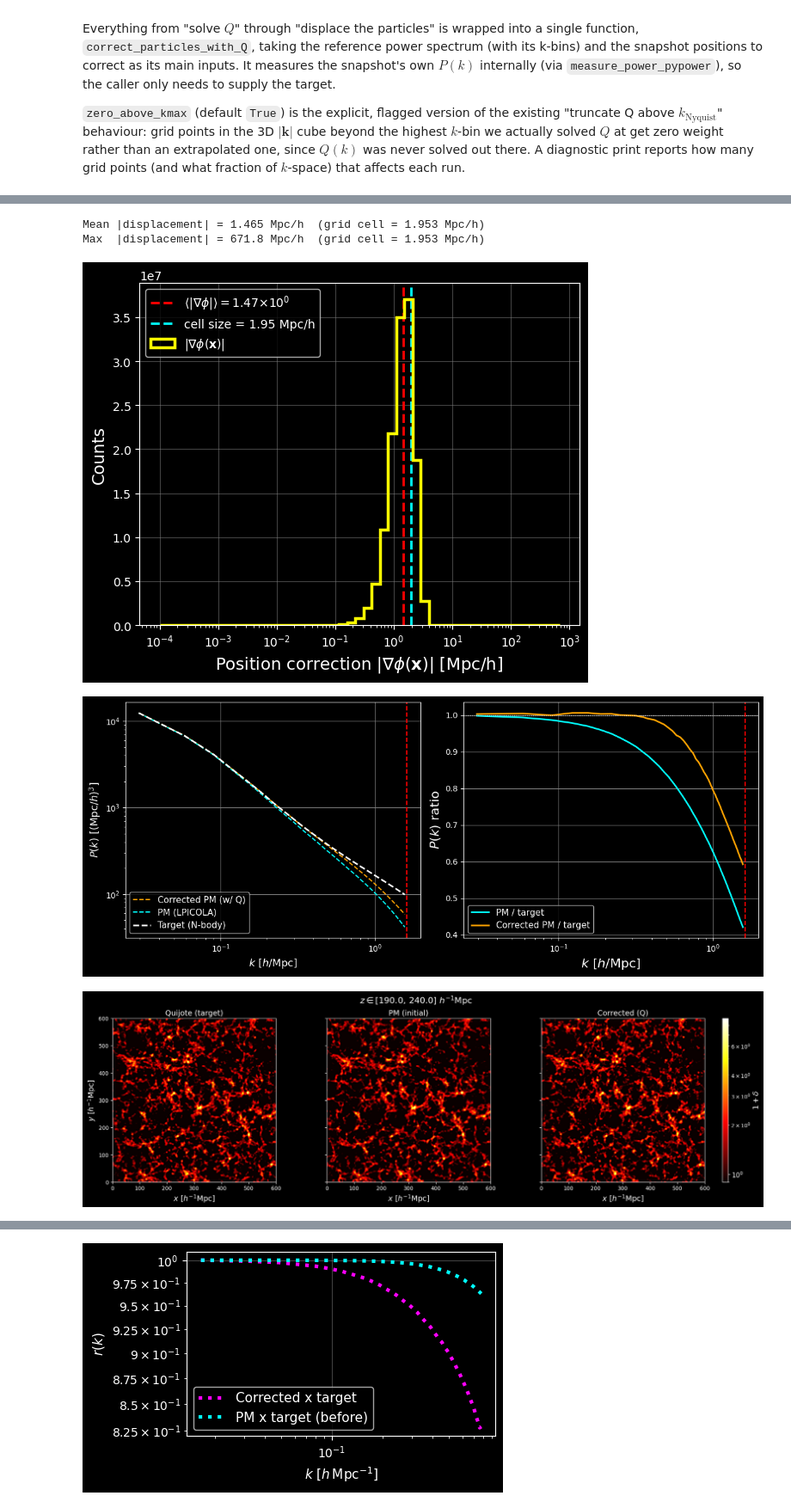
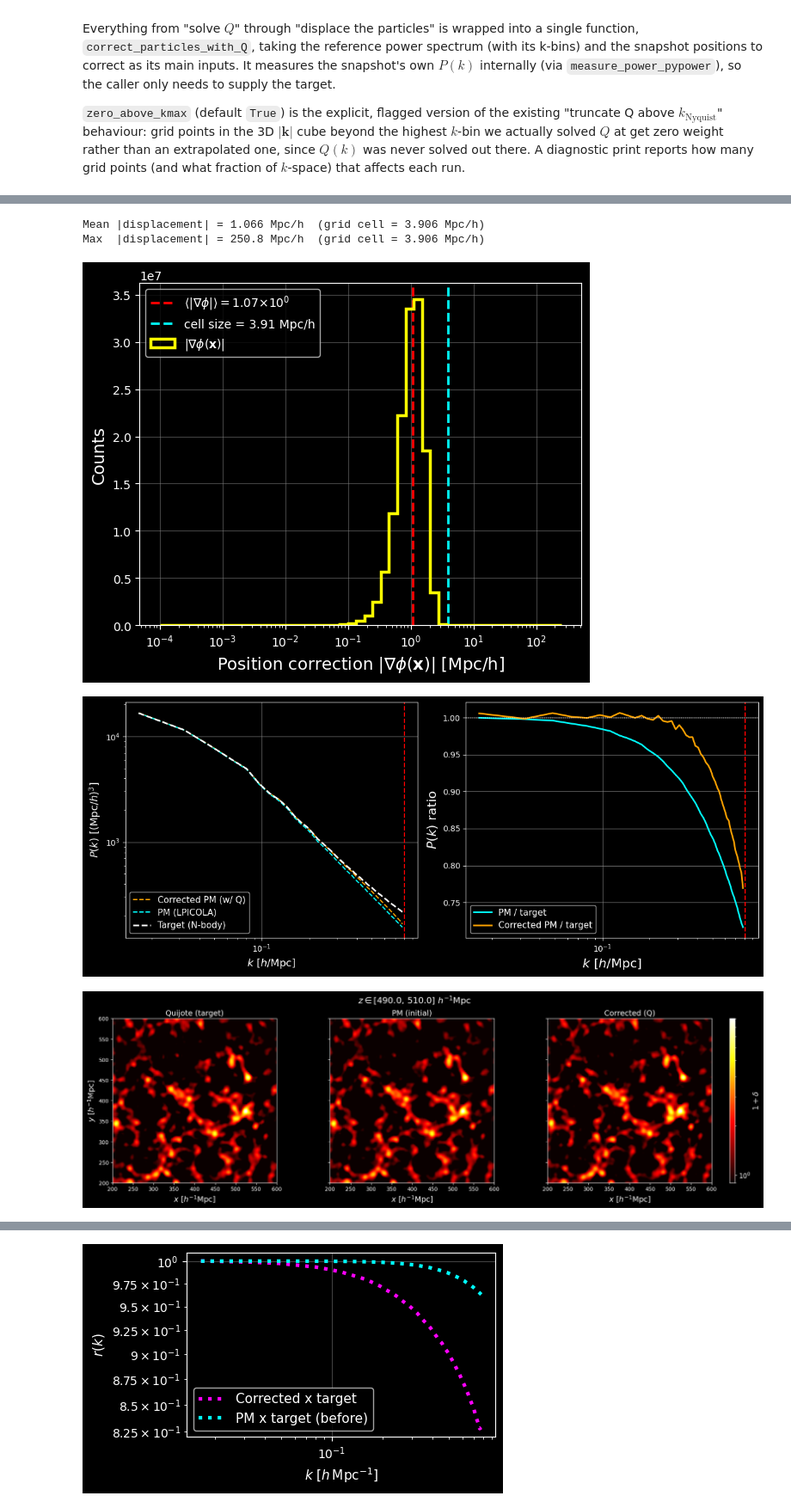
Before and after one commit to anirbanbairagi/Power-Spectrum-Change-Under-Gradient-Perturbation, a Jupyter notebook: DM_Q_case_only.ipynb, the cells around one changed output, grey strips where cells are left out. Shown at 86% size. Drawn from its saved outputs; the diff is of its cells as text; code cells hidden in the pictures.

```diff
--- a/DM_Q_case_only.ipynb
+++ b/DM_Q_case_only.ipynb
@@ -375,7 +376,7 @@ params = ["Omega_m", "Omega_b", "h", "n_s", "sigma_8"]
 cosmology = {"sigma_8": 0.834, "n_s": 0.9624, "h": 0.671, "Omega_b": 0.049, "Omega_m": 0.3175}
 # %%
 # SETUP PARAMS
-grid = 512
+grid = 256
 BoxSize = 1000.0  # Mpc/h, overwritten below from the snapshot header
 MAS = 'CIC'
 
@@ -689,6 +690,14 @@ def get_phi_and_accel_Q(Q_sol, k, grid, BoxSize, seed=None, n_threads=1,
     grad_y_fourier = 1.0j * ky_v[None, :, None] * phi_k_Q
     grad_z_fourier = 1.0j * kz_v[None, None, :] * phi_k_Q
 
+    # Adding output phi in real space for random set of phases
+    arr_in = pyfftw.empty_aligned((grid, grid, grid), dtype=prec_out)
+    arr_out = pyfftw.empty_aligned((grid, grid, grid), dtype=prec_in)
+    plan = pyfftw.FFTW(arr_in, arr_out, axes=(0, 1, 2), flags=('FFTW_ESTIMATE',),
+                            direction='FFTW_BACKWARD', threads=n_threads)
+    arr_in[:] = phi_k_Q.astype(prec_out)
+    phi_r_Q = plan(np.fft.ifftshift(arr_in), arr_out).real
+
     accel = []
     for grad_fourier in (grad_x_fourier, grad_y_fourier, grad_z_fourier):
         arr_in = pyfftw.empty_aligned((grid, grid, grid), dtype=prec_out)
@@ -698,7 +707,7 @@ def get_phi_and_accel_Q(Q_sol, k, grid, BoxSize, seed=None, n_threads=1,
         arr_in[:] = grad_fourier.astype(prec_out)
         accel.append(plan(np.fft.ifftshift(arr_in), arr_out).real)
 
-    return phi_k_Q, accel, n_zeroed
+    return phi_k_Q, phi_r_Q , accel, n_zeroed
 
 
 def correct_particles_with_Q(positions, BoxSize, grid,k_before, Pk_before, k_ref, Pk_ref,
@@ -738,7 +747,7 @@ def correct_particles_with_Q(positions, BoxSize, grid,k_before, Pk_before, k_ref
     Q_sol = np.linalg.solve(N, Pk_ref_i - Pk_before)
     Q_clipped = np.clip(Q_sol, 0., None)
 
-    phi_k, accel, n_zeroed = get_phi_and_accel_Q(
+    phi_k, phi_r, accel, n_zeroed = get_phi_and_accel_Q(
         Q_sol, k_before, grid, BoxSize, seed=seed, n_threads=n_threads,
         zero_above_kmax=zero_above_kmax, verbose=verbose)
 
@@ -760,7 +769,7 @@ def correct_particles_with_Q(positions, BoxSize, grid,k_before, Pk_before, k_ref
 
     out = dict(positions_corrected=pos_corrected, Q=Q_sol, Q_clipped=Q_clipped,
                k=k_before, N=N, N1=N1, N2=N2, Pk_before=Pk_before,
-               n_zeroed_above_kmax=n_zeroed, phi_k = phi_k)
+               n_zeroed_above_kmax=n_zeroed, phi_k = phi_k, phi_r = phi_r)
 
     if remeasure:
         k_after, Pk_after = measure_power_func(pos_corrected, BoxSize, grid)
@@ -871,9 +940,9 @@ ax.grid(color="gray", alpha=0.5)
 plt.tight_layout()
 plt.savefig(os.path.join(figroot, "gradient_modulus_distribution_%s.pdf"%suffix), bbox_inches="tight")
 # %% [output]
-Mean |displacement| = 1.465 Mpc/h  (grid cell = 1.953 Mpc/h)
-Max  |displacement| = 671.8 Mpc/h  (grid cell = 1.953 Mpc/h)
+Mean |displacement| = 1.066 Mpc/h  (grid cell = 3.906 Mpc/h)
+Max  |displacement| = 250.8 Mpc/h  (grid cell = 3.906 Mpc/h)
-[figure, old version]
+[figure, new version]
 # %%
 fig, axes = plt.subplots(ncols=2, figsize=(12, 5))
 ax1, ax2 = axes
@@ -898,15 +967,15 @@ ax2.set_ylabel(r"$P(k)$ ratio", fontsize=16)
 plt.tight_layout()
 plt.savefig(os.path.join(figroot, "Pk_results_uncorrelated_%s.pdf"%suffix), bbox_inches="tight")
 # %% [output]
-[figure, old version]
+[figure, new version]
 # %%
 fig, axes = plot_density_slices(
     [pos_nb, pos_pm, pos_corrected_Q],
     ["Quijote (target)", "PM (initial)", "Corrected (Q)"],
     BoxSize, grid,
-    x_min=0., x_max=600., y_min=0., y_max=600., z_min=190., z_max=240.,
+    x_min=xmip, x_max=xmap, y_min=xmip, y_max=xmap, z_min=490., z_max=510.,
     scale='log', colmap='hot', dmin=0.9, dmax=80,
     smooth_sigma=1.0,
     figroot=figroot, fname='dfield_slices_pm_nbody.pdf')
 # %% [output]
-[figure, old version]
+[figure, new version]
```
Also changed, not shown: parts of 19 cells of this notebook.
